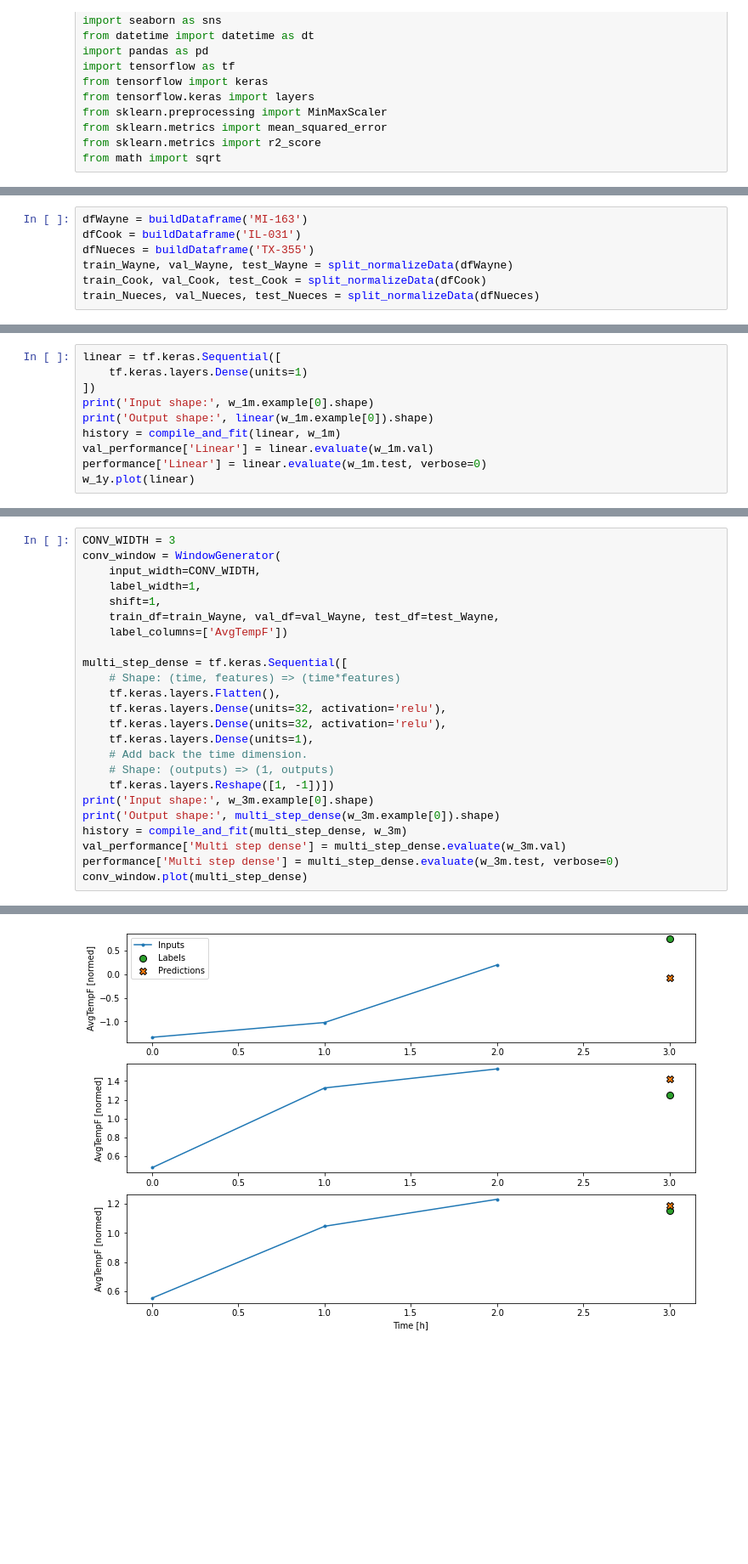
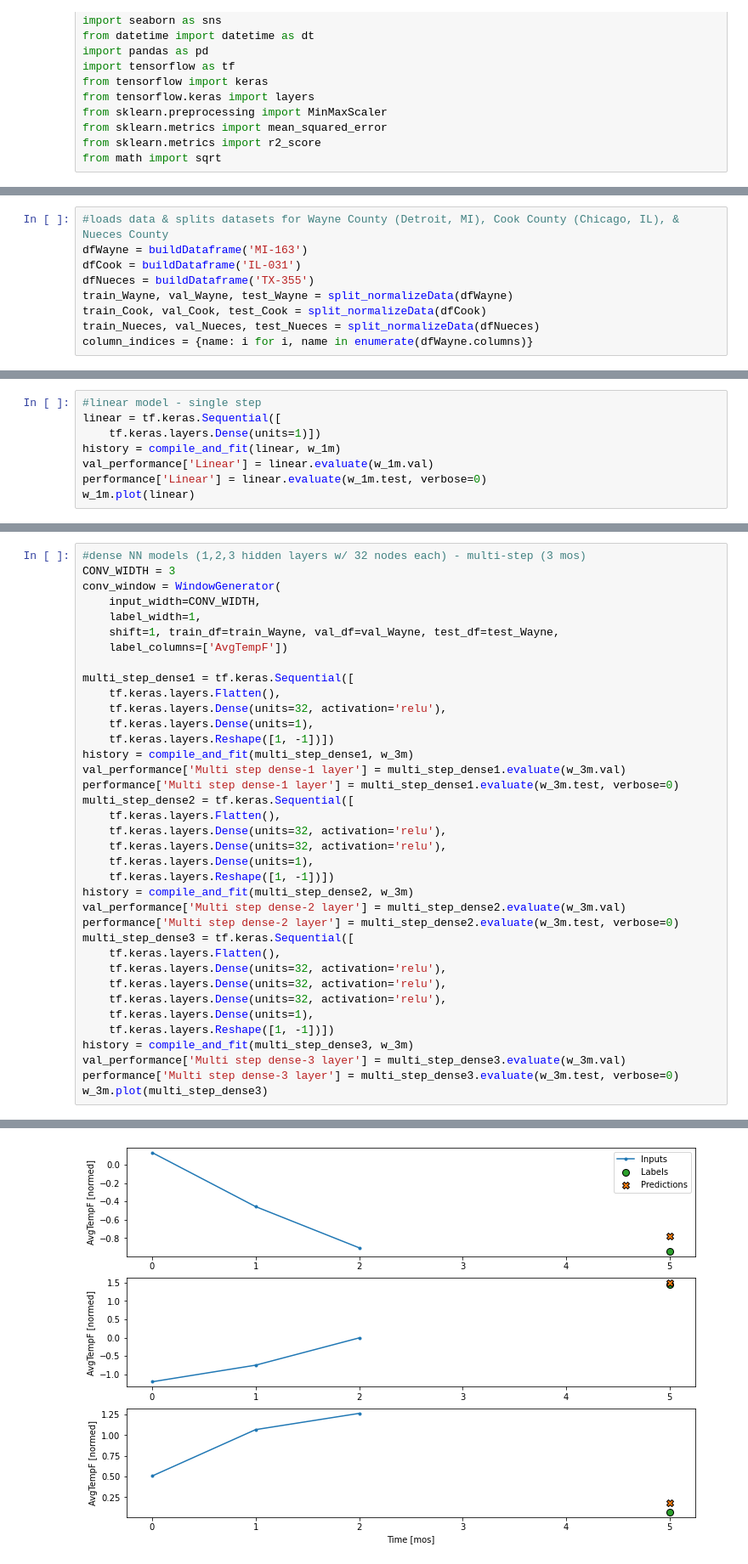
Before and after one commit to carlystanton/tempPrediction, a Jupyter notebook: TempPredTest.ipynb, the cells around one changed output, grey strips where cells are left out. Shown at 85% size. Saved outputs shown, nothing was run; the diff lists cells and outputs as text; blank space fills up the shorter version.

```diff
--- a/TempPredTest.ipynb
+++ b/TempPredTest.ipynb
@@ -189,10 +189,12 @@ class Baseline(tf.keras.Model):
     result = inputs[:, :, self.label_index]
     return result[:, :, tf.newaxis]
 # %%
+#loads data & splits datasets for Wayne County (Detroit, MI), Cook County (Chicago, IL), & Nueces County
 dfWayne = buildDataframe('MI-163')
 dfCook = buildDataframe('IL-031')
 dfNueces = buildDataframe('TX-355')
 train_Wayne, val_Wayne, test_Wayne = split_normalizeData(dfWayne)
 train_Cook, val_Cook, test_Cook = split_normalizeData(dfCook)
 train_Nueces, val_Nueces, test_Nueces = split_normalizeData(dfNueces)
+column_indices = {name: i for i, name in enumerate(dfWayne.columns)}
 # %%
@@ -265,11 +269,9 @@ c_1y.plot(baseline)
 # %%
+#linear model - single step
 linear = tf.keras.Sequential([
-    tf.keras.layers.Dense(units=1)
-])
-print('Input shape:', w_1m.example[0].shape)
-print('Output shape:', linear(w_1m.example[0]).shape)
+    tf.keras.layers.Dense(units=1)])
 history = compile_and_fit(linear, w_1m)
 val_performance['Linear'] = linear.evaluate(w_1m.val)
 performance['Linear'] = linear.evaluate(w_1m.test, verbose=0)
-w_1y.plot(linear)
+w_1m.plot(linear)
 # %% [output]
@@ -325,25 +346,38 @@ Epoch 50/50
 # %%
+#dense NN models (1,2,3 hidden layers w/ 32 nodes each) - multi-step (3 mos)
 CONV_WIDTH = 3
 conv_window = WindowGenerator(
     input_width=CONV_WIDTH,
     label_width=1,
-    shift=1,
-    train_df=train_Wayne, val_df=val_Wayne, test_df=test_Wayne,
+    shift=1, train_df=train_Wayne, val_df=val_Wayne, test_df=test_Wayne,
     label_columns=['AvgTempF'])
 
-multi_step_dense = tf.keras.Sequential([
-    # Shape: (time, features) => (time*features)
+multi_step_dense1 = tf.keras.Sequential([
+    tf.keras.layers.Flatten(),
+    tf.keras.layers.Dense(units=32, activation='relu'),
+    tf.keras.layers.Dense(units=1),
+    tf.keras.layers.Reshape([1, -1])])
+history = compile_and_fit(multi_step_dense1, w_3m)
+val_performance['Multi step dense-1 layer'] = multi_step_dense1.evaluate(w_3m.val)
+performance['Multi step dense-1 layer'] = multi_step_dense1.evaluate(w_3m.test, verbose=0)
+multi_step_dense2 = tf.keras.Sequential([
     tf.keras.layers.Flatten(),
     tf.keras.layers.Dense(units=32, activation='relu'),
     tf.keras.layers.Dense(units=32, activation='relu'),
     tf.keras.layers.Dense(units=1),
-    # Add back the time dimension.
-    # Shape: (outputs) => (1, outputs)
     tf.keras.layers.Reshape([1, -1])])
-print('Input shape:', w_3m.example[0].shape)
-print('Output shape:', multi_step_dense(w_3m.example[0]).shape)
-history = compile_and_fit(multi_step_dense, w_3m)
-val_performance['Multi step dense'] = multi_step_dense.evaluate(w_3m.val)
-performance['Multi step dense'] = multi_step_dense.evaluate(w_3m.test, verbose=0)
-conv_window.plot(multi_step_dense)
+history = compile_and_fit(multi_step_dense2, w_3m)
+val_performance['Multi step dense-2 layer'] = multi_step_dense2.evaluate(w_3m.val)
+performance['Multi step dense-2 layer'] = multi_step_dense2.evaluate(w_3m.test, verbose=0)
+multi_step_dense3 = tf.keras.Sequential([
+    tf.keras.layers.Flatten(),
+    tf.keras.layers.Dense(units=32, activation='relu'),
+    tf.keras.layers.Dense(units=32, activation='relu'),
+    tf.keras.layers.Dense(units=32, activation='relu'),
+    tf.keras.layers.Dense(units=1),
+    tf.keras.layers.Reshape([1, -1])])
+history = compile_and_fit(multi_step_dense3, w_3m)
+val_performance['Multi step dense-3 layer'] = multi_step_dense3.evaluate(w_3m.val)
+performance['Multi step dense-3 layer'] = multi_step_dense3.evaluate(w_3m.test, verbose=0)
+w_3m.plot(multi_step_dense3)
 # %% [output]
@@ -367 +401 @@ Epoch 50/50
-[figure, old version]
+[figure, new version]
```
Also changed, not shown: parts of 15 cells of this notebook.
